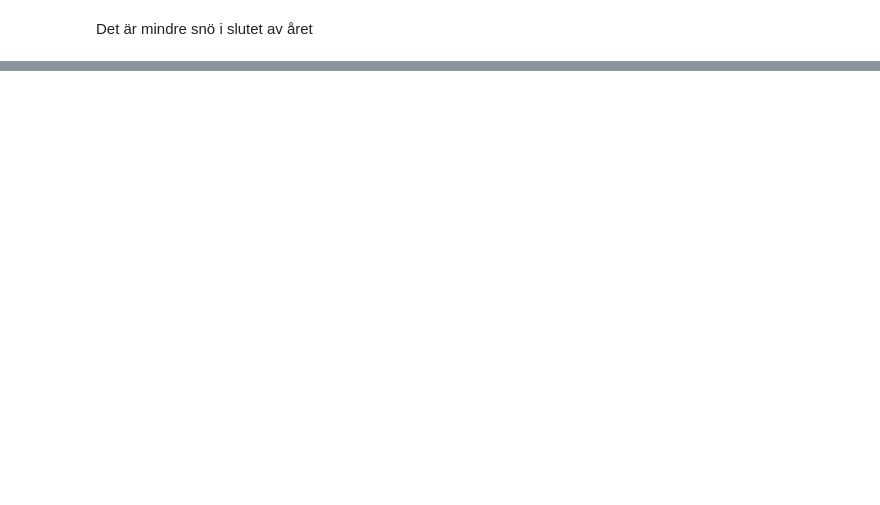
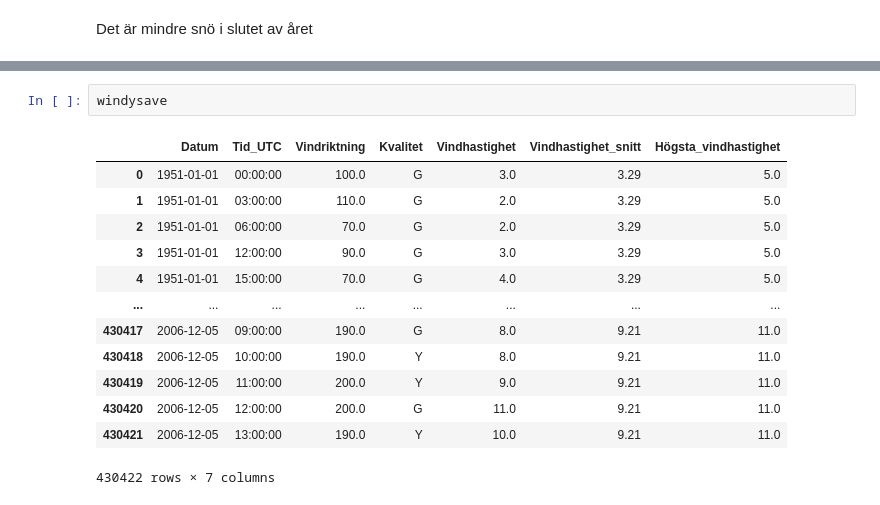
Before and after one commit to msteele919/projectwork, a Jupyter notebook: Kristoffer/plotting.ipynb, the cells around one changed output, grey strips where cells are left out. Saved outputs shown, nothing was run; the diff lists cells and outputs as text; blank space fills up the shorter version.

```diff
--- a/Kristoffer/plotting.ipynb
+++ b/Kristoffer/plotting.ipynb
@@ -262,0 +281,16 @@ Det är mindre snö i slutet av året
+# %%
+windysave
+# %% [output]
+|  | Datum | Tid_UTC | Vindriktning | Kvalitet | Vindhastighet | Vindhastighet_snitt | Högsta_vindhastighet |
+| 0 | 1951-01-01 | 00:00:00 | 100.0 | G | 3.0 | 3.29 | 5.0 |
+| 1 | 1951-01-01 | 03:00:00 | 110.0 | G | 2.0 | 3.29 | 5.0 |
+| 2 | 1951-01-01 | 06:00:00 | 70.0 | G | 2.0 | 3.29 | 5.0 |
+| 3 | 1951-01-01 | 12:00:00 | 90.0 | G | 3.0 | 3.29 | 5.0 |
+| 4 | 1951-01-01 | 15:00:00 | 70.0 | G | 4.0 | 3.29 | 5.0 |
+| ... | ... | ... | ... | ... | ... | ... | ... |
+| 430417 | 2006-12-05 | 09:00:00 | 190.0 | G | 8.0 | 9.21 | 11.0 |
+| 430418 | 2006-12-05 | 10:00:00 | 190.0 | Y | 8.0 | 9.21 | 11.0 |
+| 430419 | 2006-12-05 | 11:00:00 | 200.0 | Y | 9.0 | 9.21 | 11.0 |
+| 430420 | 2006-12-05 | 12:00:00 | 200.0 | G | 11.0 | 9.21 | 11.0 |
+| 430421 | 2006-12-05 | 13:00:00 | 190.0 | Y | 10.0 | 9.21 | 11.0 |
+430422 rows × 7 columns
```
Also changed, not shown: parts of 16 cells of this notebook.
